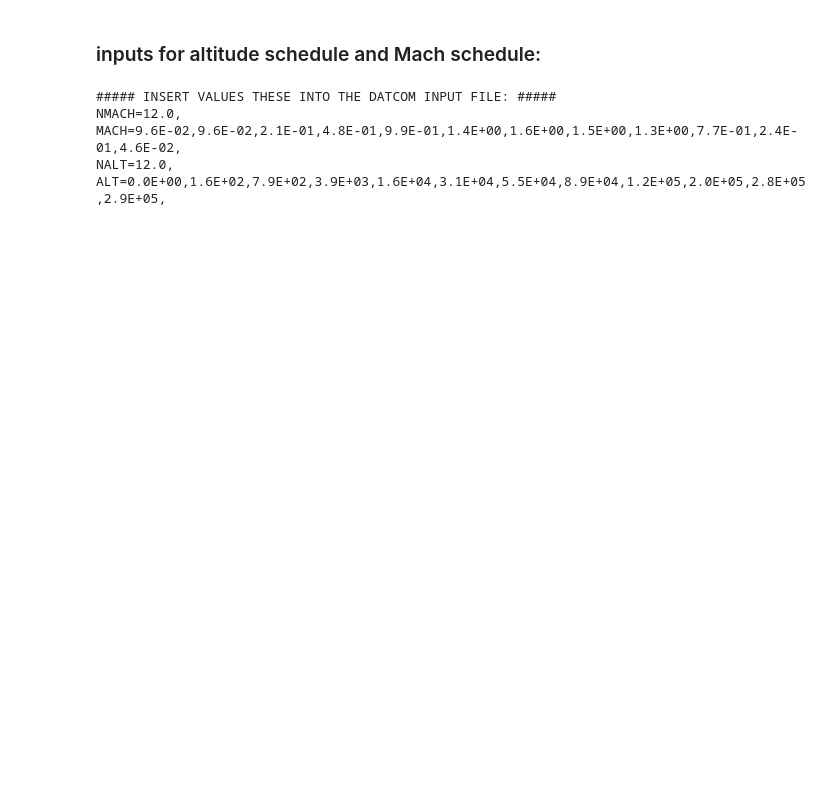
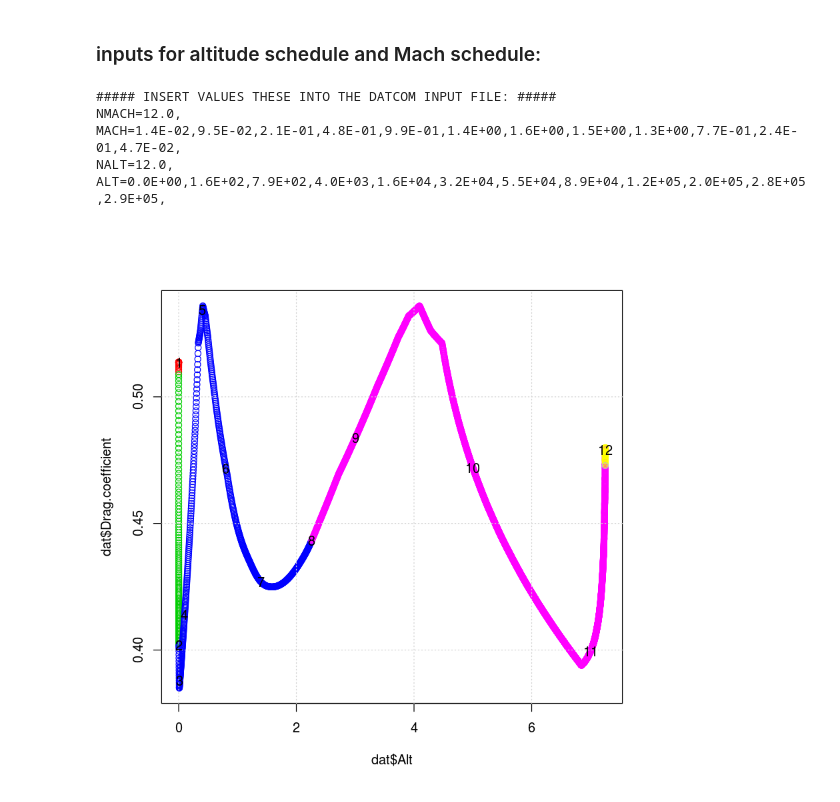
Before and after one commit to psas/lv3.0-airframe, a Jupyter notebook: sim/recoveryAnalysis.ipynb, the cells around one changed output. Drawn from its saved outputs; the diff is of its cells as text; code cells hidden in the pictures; blank space fills up the shorter version.

```diff
--- a/sim/recoveryAnalysis.ipynb
+++ b/sim/recoveryAnalysis.ipynb
@@ -147,18 +187,26 @@ layout(1)
 ### inputs for altitude schedule and Mach schedule:
 # %%
 # DATCOM-friendly output:
+alt.schedule.inch <- schedule$Alt*1e6/25.4 #convert from km into in
 cat('##### INSERT VALUES THESE INTO THE DATCOM INPUT FILE: #####\n')
 cat('NMACH=')
-cat(sprintf('%1.1f', length(mach.schedule))); cat(',')
+cat(sprintf('%1.1f', length(schedule$Mach))); cat(',')
 cat('\nMACH=')
-cat(toupper(format(mach.schedule, scientific = T, digits=2)),sep=','); cat(',')
+cat(toupper(format(schedule$Mach, scientific = T, digits=2)),sep=','); cat(',')
 cat('\nNALT=')
-cat(sprintf('%1.1f', length(alt.schedule))); cat(',')
+cat(sprintf('%1.1f', length(schedule$Alt))); cat(',')
 cat('\nALT=')
 cat(toupper(format(alt.schedule.inch, scientific = T, digits=2)),sep=','); cat(',')
 # %% [output]
 ##### INSERT VALUES THESE INTO THE DATCOM INPUT FILE: #####
 NMACH=12.0,
-MACH=9.6E-02,9.6E-02,2.1E-01,4.8E-01,9.9E-01,1.4E+00,1.6E+00,1.5E+00,1.3E+00,7.7E-01,2.4E-01,4.6E-02,
+MACH=1.4E-02,9.5E-02,2.1E-01,4.8E-01,9.9E-01,1.4E+00,1.6E+00,1.5E+00,1.3E+00,7.7E-01,2.4E-01,4.7E-02,
 NALT=12.0,
-ALT=0.0E+00,1.6E+02,7.9E+02,3.9E+03,1.6E+04,3.1E+04,5.5E+04,8.9E+04,1.2E+05,2.0E+05,2.8E+05,2.9E+05,
+ALT=0.0E+00,1.6E+02,7.9E+02,4.0E+03,1.6E+04,3.2E+04,5.5E+04,8.9E+04,1.2E+05,2.0E+05,2.8E+05,2.9E+05,
+# %%
+plot(dat$Alt, dat$Drag.coefficient, col=dat$col)
+# drag.schedule <- approx(dat$Alt, dat$Drag.coeff, xout=alt.schedule, rule=2)$y
+grid()
+text(as.character(1:length(schedule$Alt)), x=schedule$Alt, y=schedule$Drag.coeff)
+# %% [output]
+[figure, added]
```
Also changed, not shown: parts of 7 cells of this notebook, 4 other files.
